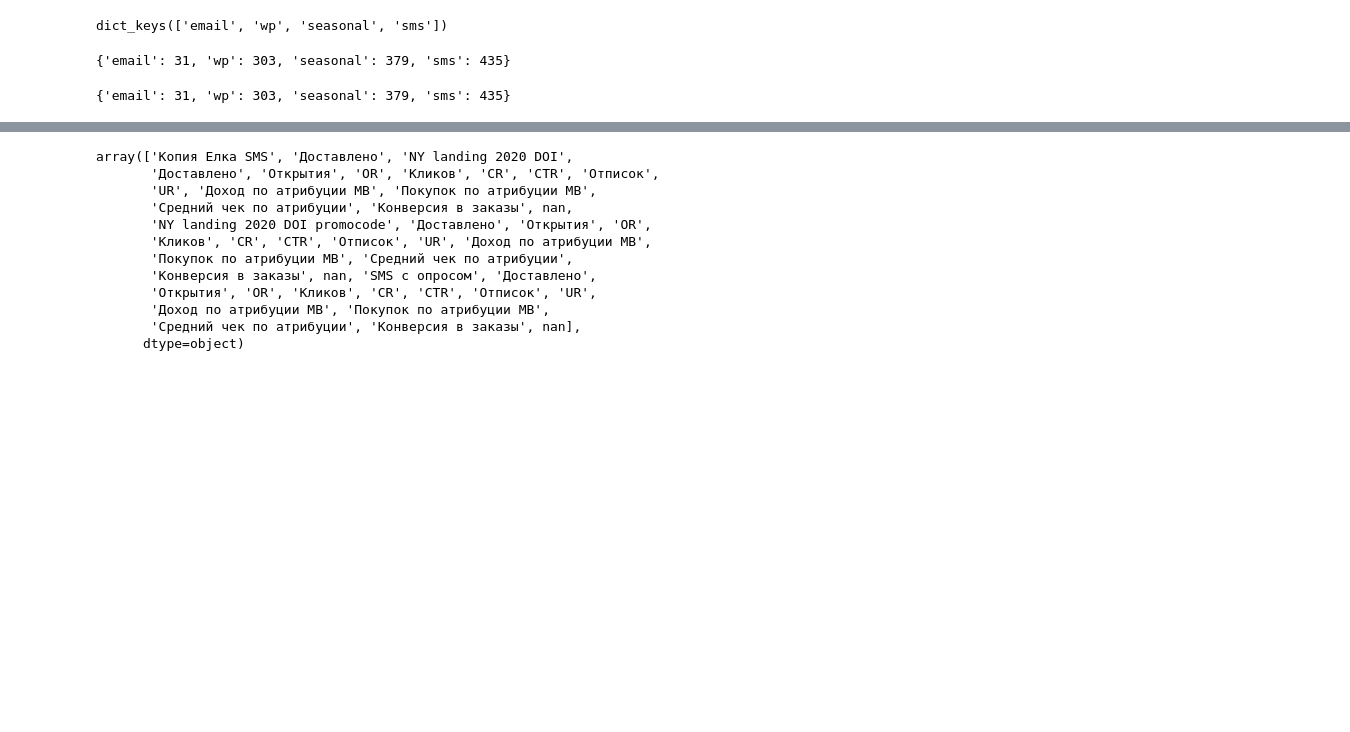
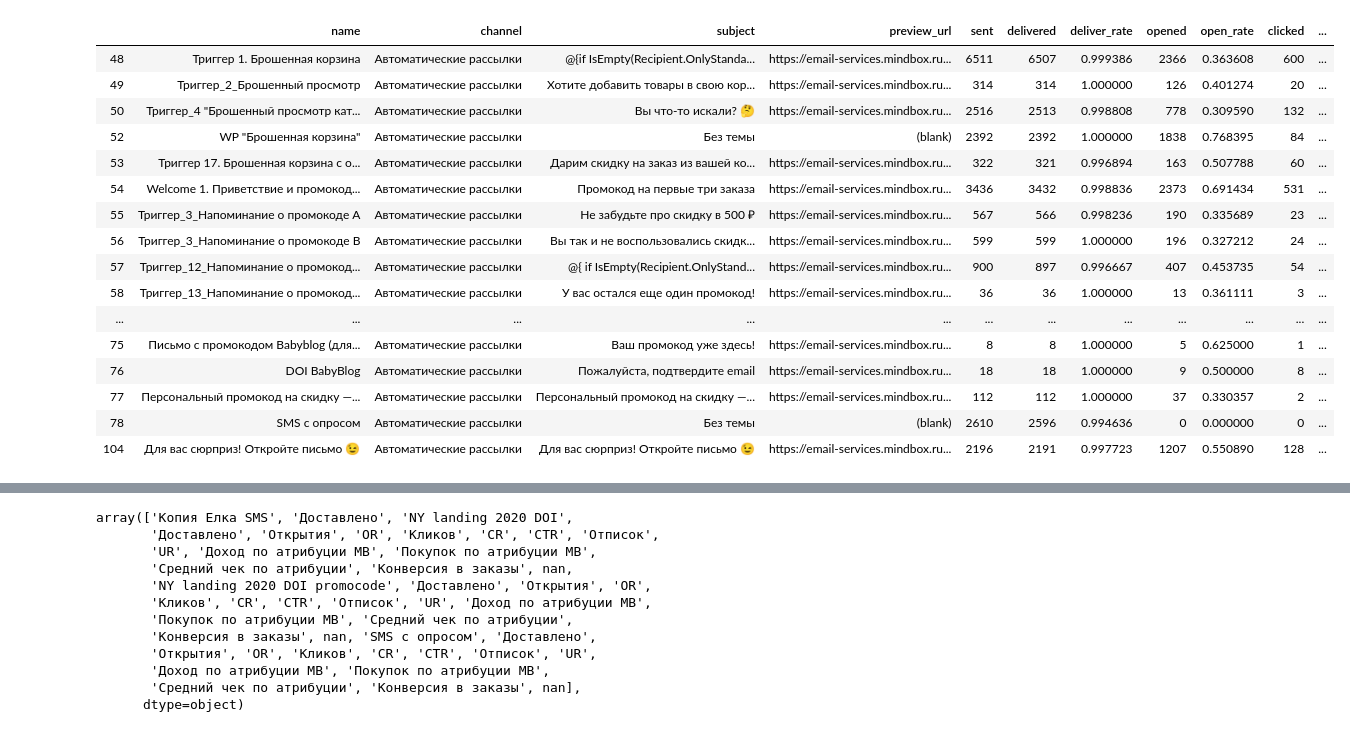
Before and after one commit to lithiferous/dashboard, a Jupyter notebook: tools test.ipynb, the cells around one changed output, grey strips where cells are left out. Drawn from its saved outputs; the diff is of its cells as text; code cells hidden in the pictures; blank space fills up the shorter version.

```diff
--- a/tools test.ipynb
+++ b/tools test.ipynb
@@ -89,4 +27,0 @@ triggers = imp.load_source('triggers', 'config/triggers.py')
-# %%
-triggers.triggers.keys()
-# %% [output]
-dict_keys(['email', 'wp', 'seasonal', 'sms'])
@@ -95,4 +27,0 @@ outlay=s.get_dictionary('config/dictionaries/outlay3.pkl')
-# %%
-outlay
-# %% [output]
-{'email': 31, 'wp': 303, 'seasonal': 379, 'sms': 435}
@@ -110,7 +28,23 @@ def reindex_outlay(df):
-# %%
-s.get_dictionary('config/dictionaries/outlay3.pkl')
-# %% [output]
-{'email': 31, 'wp': 303, 'seasonal': 379, 'sms': 435}
+# %%
+df
+# %% [output]
+|  | name | channel | subject | preview_url | sent | delivered | deliver_rate | opened | open_rate | clicked | ... |
+| 48 | Триггер 1. Брошенная корзина | Автоматические рассылки | @{if IsEmpty(Recipient.OnlyStanda... | https://email-services.mindbox.ru... | 6511 | 6507 | 0.999386 | 2366 | 0.363608 | 600 | ... |
+| 49 | Триггер_2_Брошенный просмотр | Автоматические рассылки | Хотите добавить товары в свою кор... | https://email-services.mindbox.ru... | 314 | 314 | 1.000000 | 126 | 0.401274 | 20 | ... |
+| 50 | Триггер_4 "Брошенный просмотр кат... | Автоматические рассылки | Вы что-то искали? 🤔 | https://email-services.mindbox.ru... | 2516 | 2513 | 0.998808 | 778 | 0.309590 | 132 | ... |
+| 52 | WP "Брошенная корзина" | Автоматические рассылки | Без темы | (blank) | 2392 | 2392 | 1.000000 | 1838 | 0.768395 | 84 | ... |
+| 53 | Триггер 17. Брошенная корзина с о... | Автоматические рассылки | Дарим скидку на заказ из вашей ко... | https://email-services.mindbox.ru... | 322 | 321 | 0.996894 | 163 | 0.507788 | 60 | ... |
+| 54 | Welcome 1. Приветствие и промокод... | Автоматические рассылки | Промокод на первые три заказа | https://email-services.mindbox.ru... | 3436 | 3432 | 0.998836 | 2373 | 0.691434 | 531 | ... |
+| 55 | Триггер_3_Напоминание о промокоде A | Автоматические рассылки | Не забудьте про скидку в 500 ₽ | https://email-services.mindbox.ru... | 567 | 566 | 0.998236 | 190 | 0.335689 | 23 | ... |
+| 56 | Триггер_3_Напоминание о промокоде В | Автоматические рассылки | Вы так и не воспользовались скидк... | https://email-services.mindbox.ru... | 599 | 599 | 1.000000 | 196 | 0.327212 | 24 | ... |
+| 57 | Триггер_12_Напоминание о промокод... | Автоматические рассылки | @{ if IsEmpty(Recipient.OnlyStand... | https://email-services.mindbox.ru... | 900 | 897 | 0.996667 | 407 | 0.453735 | 54 | ... |
+| 58 | Триггер_13_Напоминание о промокод... | Автоматические рассылки | У вас остался еще один промокод! | https://email-services.mindbox.ru... | 36 | 36 | 1.000000 | 13 | 0.361111 | 3 | ... |
+| ... | ... | ... | ... | ... | ... | ... | ... | ... | ... | ... | ... |
+| 75 | Письмо с промокодом Babyblog (для... | Автоматические рассылки | Ваш промокод уже здесь! | https://email-services.mindbox.ru... | 8 | 8 | 1.000000 | 5 | 0.625000 | 1 | ... |
+| 76 | DOI BabyBlog | Автоматические рассылки | Пожалуйста, подтвердите email | https://email-services.mindbox.ru... | 18 | 18 | 1.000000 | 9 | 0.500000 | 8 | ... |
+| 77 | Персональный промокод на скидку —... | Автоматические рассылки | Персональный промокод на скидку —... | https://email-services.mindbox.ru... | 112 | 112 | 1.000000 | 37 | 0.330357 | 2 | ... |
+| 78 | SMS с опросом | Автоматические рассылки | Без темы | (blank) | 2610 | 2596 | 0.994636 | 0 | 0.000000 | 0 | ... |
+| 104 | Для вас сюрприз! Откройте письмо 😉 | Автоматические рассылки | Для вас сюрприз! Откройте письмо 😉 | https://email-services.mindbox.ru... | 2196 | 2191 | 0.997723 | 1207 | 0.550890 | 128 | ... |
 # %%
 import gspread
 # %%
```
Also changed, not shown: parts of 14 cells of this notebook, 7 other files.
